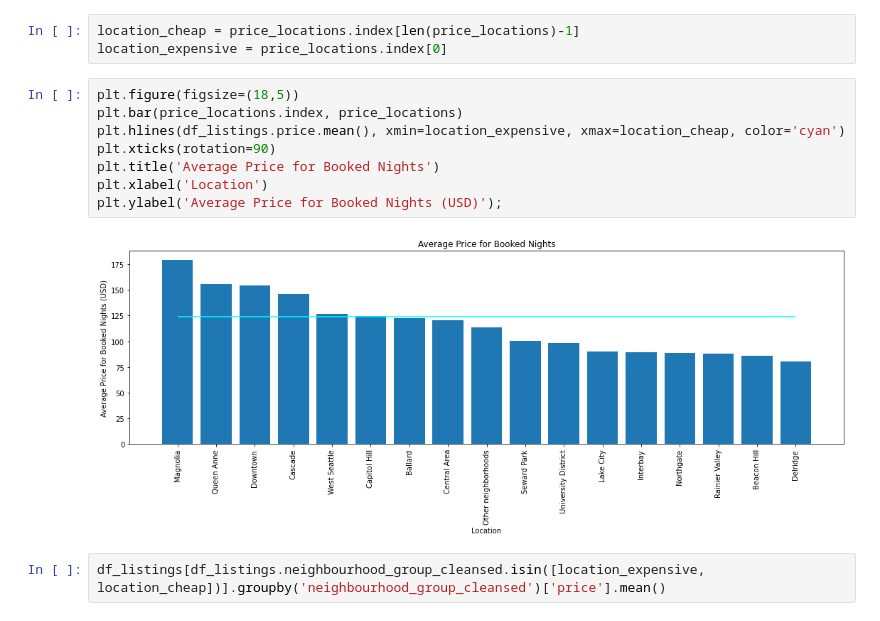
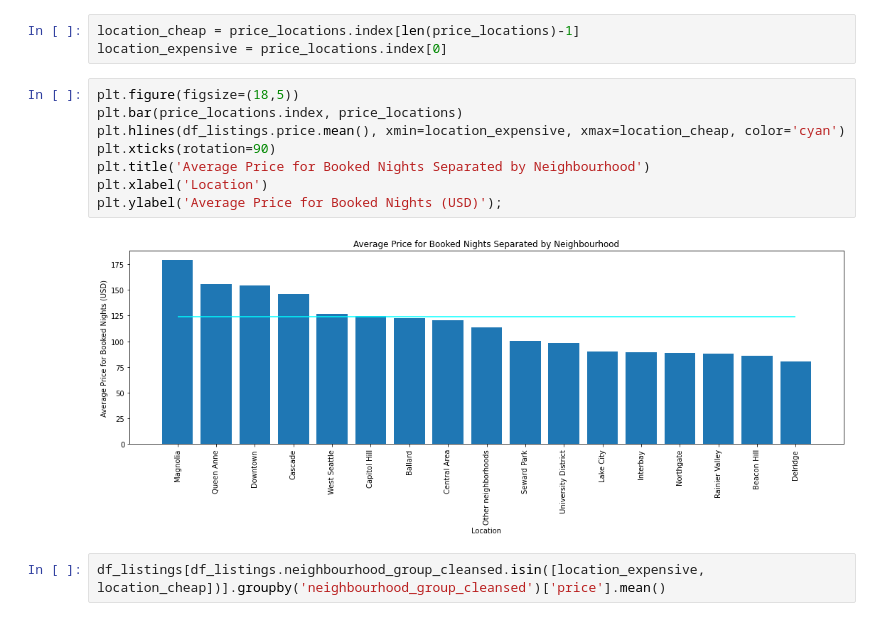
Before and after one commit to sandramuschkorgel/Udacity_Airbnb_Seattle_Analysis, a Jupyter notebook: DSND_Write_A_Data_Science_Blog_Post.ipynb, the cells around one changed output. Cells and saved outputs as stored; diff of their text form.

```diff
--- a/DSND_Write_A_Data_Science_Blog_Post.ipynb
+++ b/DSND_Write_A_Data_Science_Blog_Post.ipynb
@@ -862,13 +792,13 @@ location_expensive = price_locations.index[0]
 # %%
 plt.figure(figsize=(18,5))
 plt.bar(price_locations.index, price_locations)
 plt.hlines(df_listings.price.mean(), xmin=location_expensive, xmax=location_cheap, color='cyan')
 plt.xticks(rotation=90)
-plt.title('Average Price for Booked Nights')
+plt.title('Average Price for Booked Nights Separated by Neighbourhood')
 plt.xlabel('Location')
 plt.ylabel('Average Price for Booked Nights (USD)');
 # %% [output]
-[figure, old version]
+[figure, new version]
 # %%
 df_listings[df_listings.neighbourhood_group_cleansed.isin([location_expensive, location_cheap])].groupby('neighbourhood_group_cleansed')['price'].mean()
 # %% [output]
```
Also changed, not shown: parts of 158 cells of this notebook.
